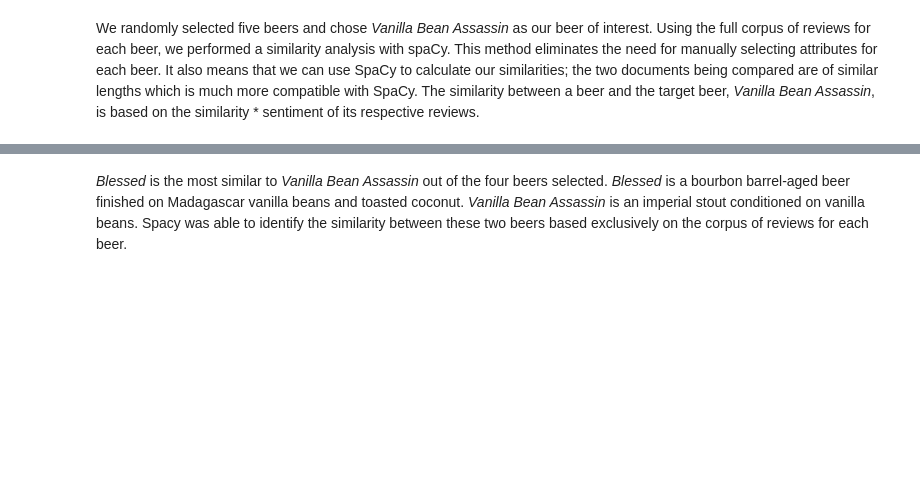
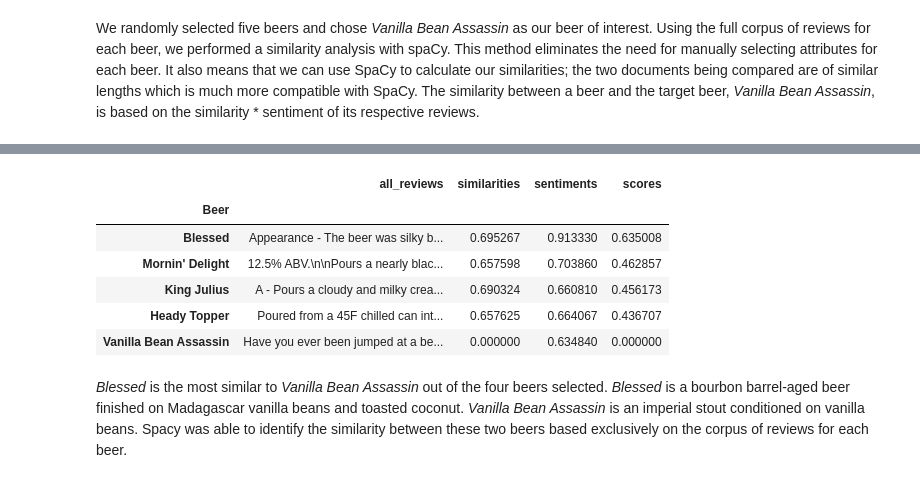
Before and after one commit to femkemunting/mis284n_assignment_2, a Jupyter notebook: assignment2.ipynb, the cells around one changed output, grey strips where cells are left out. Saved outputs shown, nothing was run; the diff lists cells and outputs as text; code cells hidden in the pictures; blank space fills up the shorter version.

Commit message:
Edited part H to include scores and make compatible with new code

```diff
--- a/assignment2.ipynb
+++ b/assignment2.ipynb
@@ -1254,7 +1256,9 @@ Even the beers that are most popular have variations in the words most frequentl
 # %% [markdown]
 We randomly selected five beers and chose *Vanilla Bean Assassin* as our beer of interest. Using the full corpus of reviews for each beer, we performed a similarity analysis with spaCy. This method eliminates the need for manually selecting attributes for each beer. It also means that we can use SpaCy to calculate our similarities; the two documents being compared are of similar lengths which is much more compatible with SpaCy. The similarity between a beer and the target beer, *Vanilla Bean Assassin*, is based on the similarity * sentiment of its respective reviews.
 # %%
+df = pd.read_csv("data/beer_reviews.csv")
 grouped_df = pd.DataFrame(df["Beer"].unique(), columns = ["Beer"]).set_index("Beer")
+print(grouped_df)
 grouped_df["all_reviews"] = ""
 
 for beer in df["Beer"].unique():
@@ -1266,7 +1276,7 @@ chosen_beers = ["Vanilla Bean Assassin", "Blessed", "Heady Topper", "Mornin' Del
 
 random_beer_vector = nlp(grouped_df.loc[chosen_beers[0], "all_reviews"])
 
-spacy_similarities = []
+spacy_similarities = [0] # make similarity with itself 0
 
 grouped_df = grouped_df.loc[chosen_beers]
 
@@ -1275,10 +1285,19 @@ for i in range(len(grouped_df[1:5])):
     spacy_similarities.append(review.similarity(attribute_doc))
 # %%
 grouped_df["similarities"] = spacy_similarities
-grouped_df["sentiments"] = sentiment_scores[sentiment_scores["Beer"].isin(chosen_beers)]["compound"]
+grouped_df["sentiments"] = sentiments[sentiments["Beer"].isin(chosen_beers)].groupby('Beer')["compound"].mean()
 # %%
 grouped_df["similarities"] = spacy_similarities
-grouped_df.sort_values('similarities', ascending = False)
+grouped_df['scores'] = grouped_df['similarities'] * grouped_df['sentiments']
+grouped_df.sort_values('scores', ascending = False)
+# %% [output]
+|  | all_reviews | similarities | sentiments | scores |
+| Beer |  |  |  |  |
+| Blessed | Appearance - The beer was silky b... | 0.695267 | 0.913330 | 0.635008 |
+| Mornin' Delight | 12.5% ABV.\n\nPours a nearly blac... | 0.657598 | 0.703860 | 0.462857 |
+| King Julius | A - Pours a cloudy and milky crea... | 0.690324 | 0.660810 | 0.456173 |
+| Heady Topper | Poured from a 45F chilled can int... | 0.657625 | 0.664067 | 0.436707 |
+| Vanilla Bean Assassin | Have you ever been jumped at a be... | 0.000000 | 0.634840 | 0.000000 |
 # %% [markdown]
 *Blessed* is the most similar to *Vanilla Bean Assassin* out of the four beers selected. *Blessed* is a bourbon barrel-aged beer finished on Madagascar vanilla beans and toasted coconut. *Vanilla Bean Assassin* is an imperial stout conditioned on vanilla beans. Spacy was able to identify the similarity between these two beers based exclusively on the corpus of reviews for each beer.
 # %% [markdown]
```
Also changed, not shown: parts of 4 cells of this notebook.
